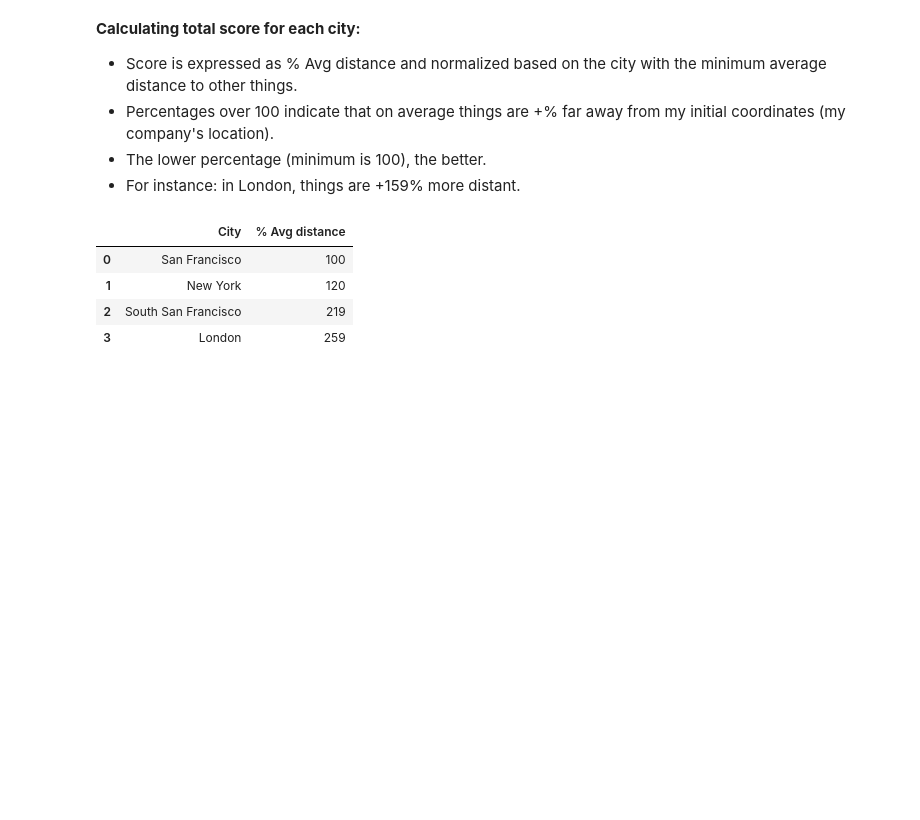
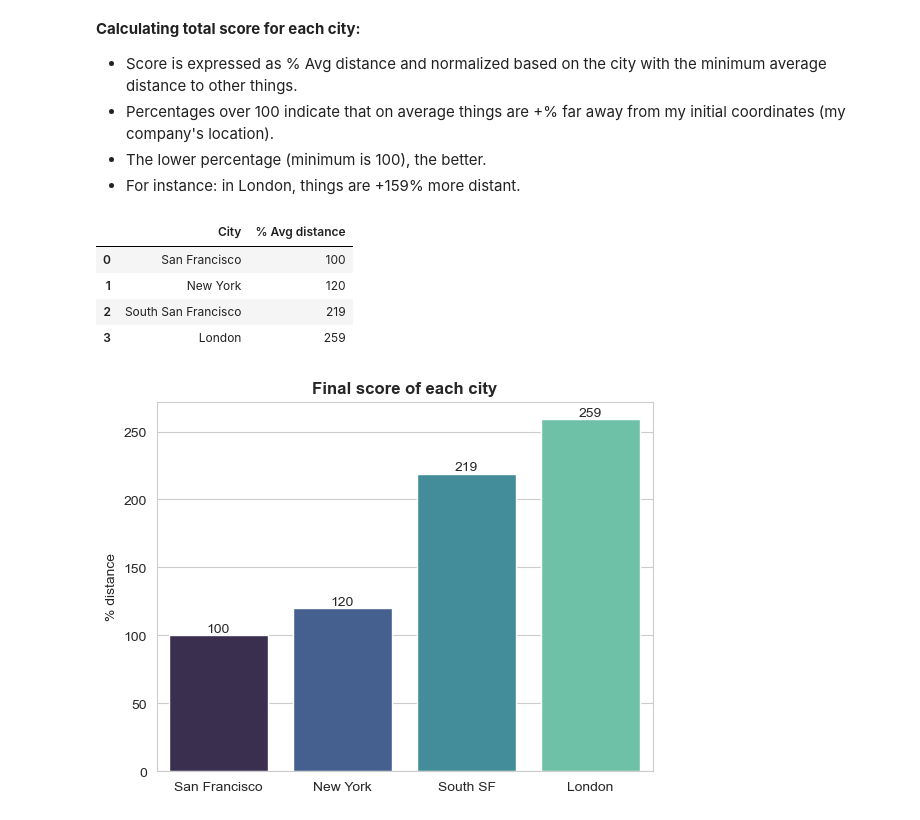
Before and after one commit to mplanasgit/project-3, a Jupyter notebook: src/comparing_cities.ipynb, the cells around one changed output. Drawn from its saved outputs; the diff is of its cells as text; code cells hidden in the pictures; blank space fills up the shorter version.

Commit message:
updated readme, added figures

```diff
--- a/src/comparing_cities.ipynb
+++ b/src/comparing_cities.ipynb
@@ -9,6 +9,12 @@ import operation as op
 import os
 import pandas as pd
 import math
+import seaborn as sns
+import matplotlib.pyplot as plt
+# Matplotlib inline to visualize Matplotlib graphs
+%matplotlib inline
+%config Inlinebackend.figure_format= 'retina'
+sns.set_style('whitegrid')
 # %% [markdown]
 **Datasets**
 # %%
@@ -176,3 +182,14 @@ total
 | 1 | New York | 120 |
 | 2 | South San Francisco | 219 |
 | 3 | London | 259 |
+# %%
+fig = sns.barplot(x = "City", y = "% Avg distance", data = total, palette = "mako")
+fig.bar_label(fig.containers[0])
+fig.set(ylabel = '% distance', xlabel = "")
+fig.set_title('Final score of each city', weight = "bold")
+plt.xticks(ticks = [0,1,2,3], labels = ["San Francisco", "New York", "South SF", "London"])
+plt.show()
+
+fig.figure.savefig('../images/final_score.jpg', dpi=1000, bbox_inches='tight')
+# %% [output]
+[figure, added]
```
Also changed, not shown: parts of 5 cells of this notebook, 7 other files.
